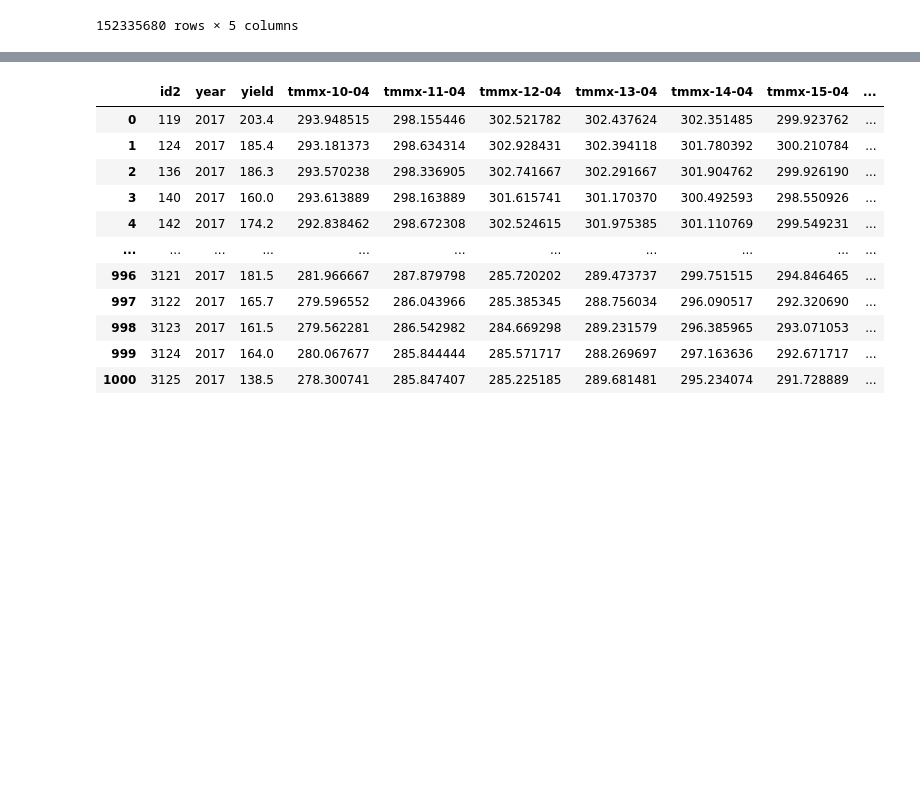
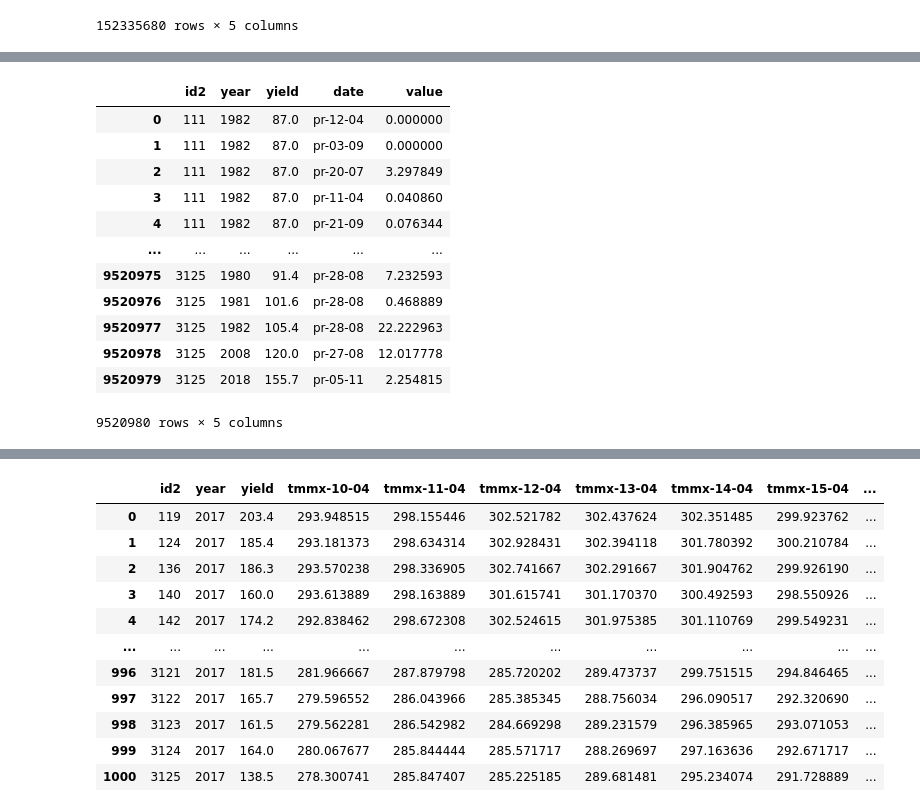
Before and after one commit to shrey-gupta/soil-land-crop, a Jupyter notebook: gridMET.ipynb, the cells around one changed output, grey strips where cells are left out. Cells and saved outputs as stored; diff of their text form; code cells hidden in the pictures; blank space fills up the shorter version.

```diff
--- a/gridMET.ipynb
+++ b/gridMET.ipynb
@@ -288,0 +336,34 @@ gridMET_df.to_csv('gridMET.csv', index = False)
+# %%
+### Make single feature file horizontal --> vertical
+
+def transform_dataframe(df, anchor_columns):
+    # Identify non-anchor columns
+    value_columns = [col for col in df.columns if col not in anchor_columns]
+
+    # Melt the dataframe to long format
+    df_melted = df.melt(id_vars=anchor_columns, var_name='date', value_name='value')
+
+    # Sort by id2 column
+    df_sorted = df_melted.sort_values(by=['id2']).reset_index(drop=True)
+
+    return df_sorted
+
+
+anchor_columns = ['id2', 'year', 'yield']
+final_df = transform_dataframe(temp_final_df, anchor_columns)
+# %%
+final_df
+# %% [output]
+|  | id2 | year | yield | date | value |
+| 0 | 111 | 1982 | 87.0 | pr-12-04 | 0.000000 |
+| 1 | 111 | 1982 | 87.0 | pr-03-09 | 0.000000 |
+| 2 | 111 | 1982 | 87.0 | pr-20-07 | 3.297849 |
+| 3 | 111 | 1982 | 87.0 | pr-11-04 | 0.040860 |
+| 4 | 111 | 1982 | 87.0 | pr-21-09 | 0.076344 |
+| ... | ... | ... | ... | ... | ... |
+| 9520975 | 3125 | 1980 | 91.4 | pr-28-08 | 7.232593 |
+| 9520976 | 3125 | 1981 | 101.6 | pr-28-08 | 0.468889 |
+| 9520977 | 3125 | 1982 | 105.4 | pr-28-08 | 22.222963 |
+| 9520978 | 3125 | 2008 | 120.0 | pr-27-08 | 12.017778 |
+| 9520979 | 3125 | 2018 | 155.7 | pr-05-11 | 2.254815 |
+9520980 rows × 5 columns
```
Also changed, not shown: parts of 8 cells of this notebook, 1 other file.
